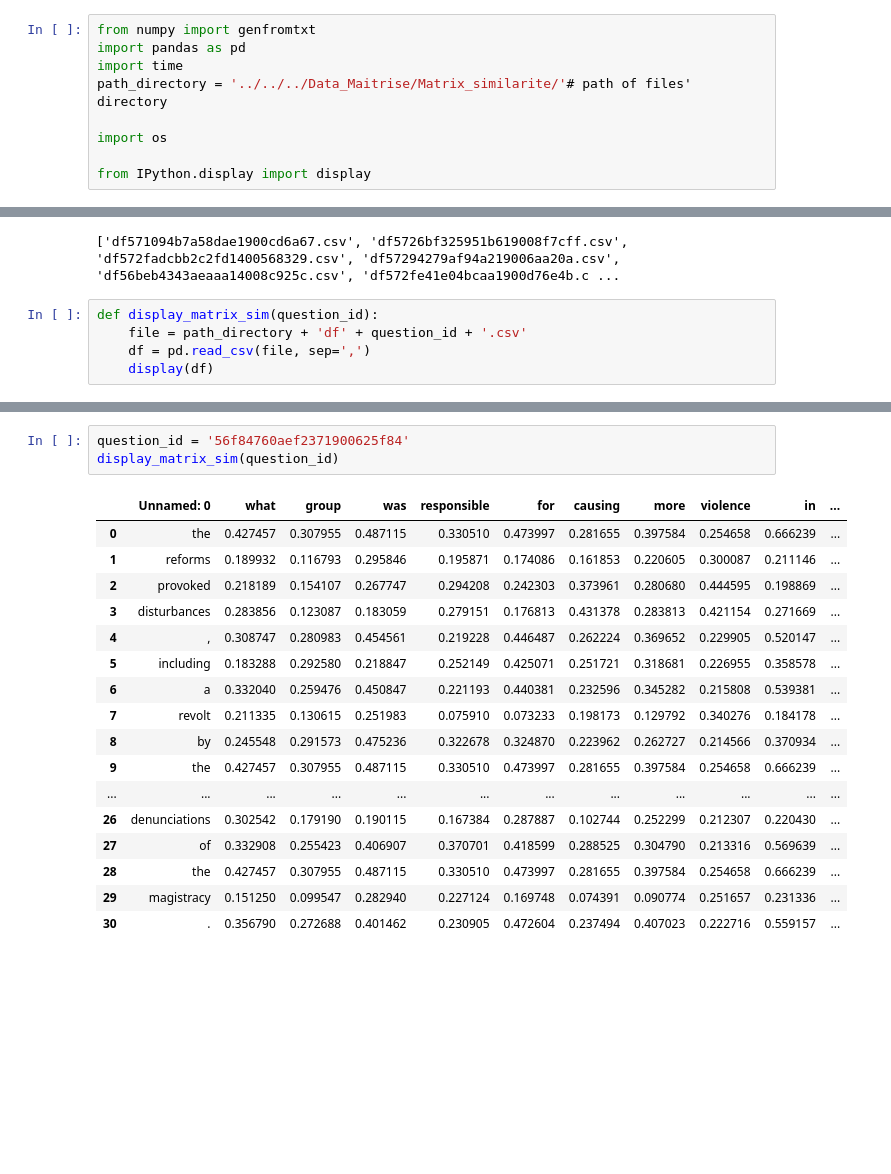
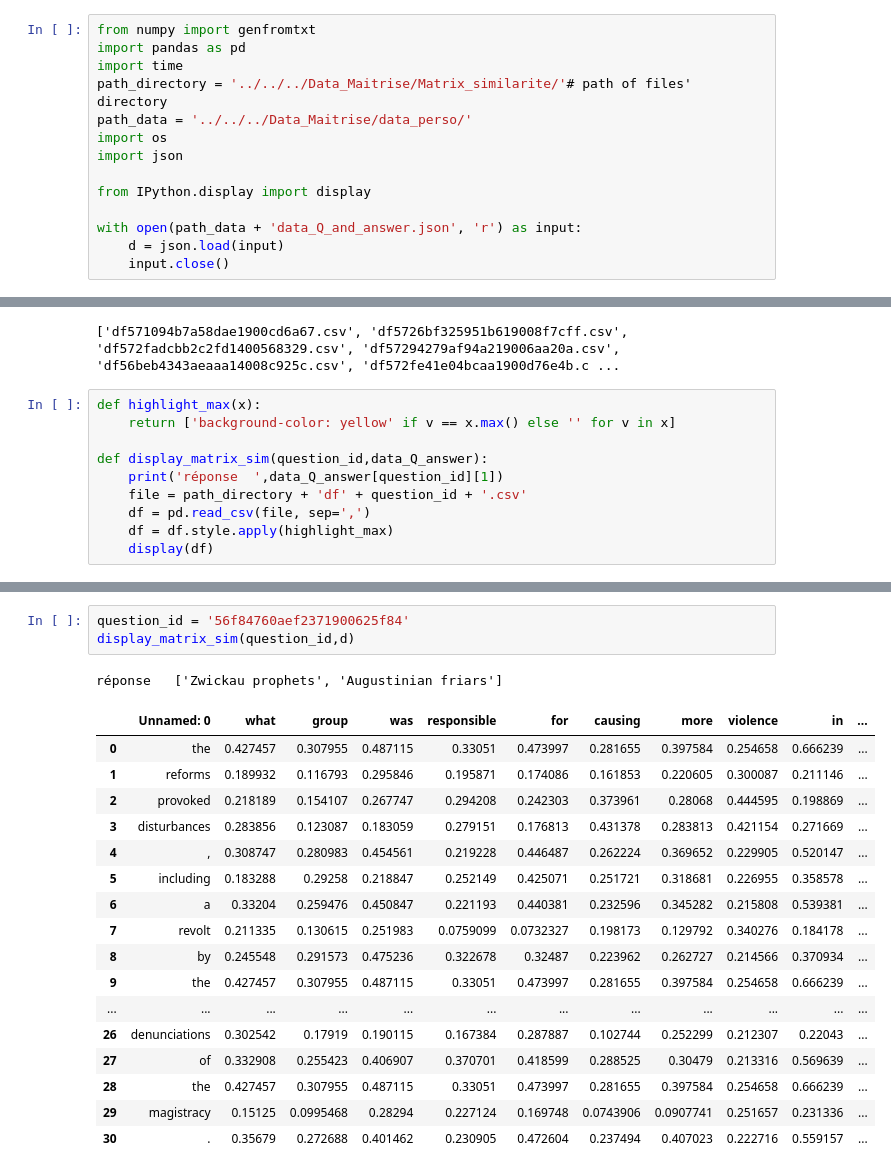
Before and after one commit to ilan006/Maitrise, a Jupyter notebook: extrac_sentence/matrix_similarities/diplay_matrix.ipynb, the cells around one changed output, grey strips where cells are left out. Cells and saved outputs as stored; diff of their text form; blank space fills up the shorter version.

```diff
--- a/extrac_sentence/matrix_similarities/diplay_matrix.ipynb
+++ b/extrac_sentence/matrix_similarities/diplay_matrix.ipynb
@@ -3,18 +3,28 @@ from numpy import genfromtxt
 import pandas as pd
 import time
 path_directory = '../../../Data_Maitrise/Matrix_similarite/'# path of files' directory
-
+path_data = '../../../Data_Maitrise/data_perso/'
 import os
+import json
 
 from IPython.display import display
+
+with open(path_data + 'data_Q_and_answer.json', 'r') as input:
+    d = json.load(input)
+    input.close()
 # %%
 print(files)
 # %% [output]
 ['df571094b7a58dae1900cd6a67.csv', 'df5726bf325951b619008f7cff.csv', 'df572fadcbb2c2fd1400568329.csv', 'df57294279af94a219006aa20a.csv', 'df56beb4343aeaaa14008c925c.csv', 'df572fe41e04bcaa1900d76e4b.c ...
 # %%
-def display_matrix_sim(question_id):
+def highlight_max(x):
+    return ['background-color: yellow' if v == x.max() else '' for v in x]
+
+def display_matrix_sim(question_id,data_Q_answer):
+    print('réponse  ',data_Q_answer[question_id][1])
     file = path_directory + 'df' + question_id + '.csv'
     df = pd.read_csv(file, sep=',')
+    df = df.style.apply(highlight_max)
     display(df)
 # %%
 question_id = '571094b7a58dae1900cd6a67'
@@ -61,24 +73,25 @@ display_matrix_sim(question_id)
 | 35 | . | 0.475719 | 0.401462 | 0.593451 | 0.291798 | 0.237478 | 0.535246 | 0.238434 | 0.180425 | 0.413095 |
 # %%
 question_id = '56f84760aef2371900625f84'
-display_matrix_sim(question_id)
+display_matrix_sim(question_id,d)
 # %% [output]
+réponse   ['Zwickau prophets', 'Augustinian friars']
 |  | Unnamed: 0 | what | group | was | responsible | for | causing | more | violence | in | ... |
-| 0 | the | 0.427457 | 0.307955 | 0.487115 | 0.330510 | 0.473997 | 0.281655 | 0.397584 | 0.254658 | 0.666239 | ... |
+| 0 | the | 0.427457 | 0.307955 | 0.487115 | 0.33051 | 0.473997 | 0.281655 | 0.397584 | 0.254658 | 0.666239 | ... |
 | 1 | reforms | 0.189932 | 0.116793 | 0.295846 | 0.195871 | 0.174086 | 0.161853 | 0.220605 | 0.300087 | 0.211146 | ... |
-| 2 | provoked | 0.218189 | 0.154107 | 0.267747 | 0.294208 | 0.242303 | 0.373961 | 0.280680 | 0.444595 | 0.198869 | ... |
+| 2 | provoked | 0.218189 | 0.154107 | 0.267747 | 0.294208 | 0.242303 | 0.373961 | 0.28068 | 0.444595 | 0.198869 | ... |
 | 3 | disturbances | 0.283856 | 0.123087 | 0.183059 | 0.279151 | 0.176813 | 0.431378 | 0.283813 | 0.421154 | 0.271669 | ... |
 | 4 | , | 0.308747 | 0.280983 | 0.454561 | 0.219228 | 0.446487 | 0.262224 | 0.369652 | 0.229905 | 0.520147 | ... |
-| 5 | including | 0.183288 | 0.292580 | 0.218847 | 0.252149 | 0.425071 | 0.251721 | 0.318681 | 0.226955 | 0.358578 | ... |
-| 6 | a | 0.332040 | 0.259476 | 0.450847 | 0.221193 | 0.440381 | 0.232596 | 0.345282 | 0.215808 | 0.539381 | ... |
-| 7 | revolt | 0.211335 | 0.130615 | 0.251983 | 0.075910 | 0.073233 | 0.198173 | 0.129792 | 0.340276 | 0.184178 | ... |
-| 8 | by | 0.245548 | 0.291573 | 0.475236 | 0.322678 | 0.324870 | 0.223962 | 0.262727 | 0.214566 | 0.370934 | ... |
-| 9 | the | 0.427457 | 0.307955 | 0.487115 | 0.330510 | 0.473997 | 0.281655 | 0.397584 | 0.254658 | 0.666239 | ... |
+| 5 | including | 0.183288 | 0.29258 | 0.218847 | 0.252149 | 0.425071 | 0.251721 | 0.318681 | 0.226955 | 0.358578 | ... |
+| 6 | a | 0.33204 | 0.259476 | 0.450847 | 0.221193 | 0.440381 | 0.232596 | 0.345282 | 0.215808 | 0.539381 | ... |
+| 7 | revolt | 0.211335 | 0.130615 | 0.251983 | 0.0759099 | 0.0732327 | 0.198173 | 0.129792 | 0.340276 | 0.184178 | ... |
+| 8 | by | 0.245548 | 0.291573 | 0.475236 | 0.322678 | 0.32487 | 0.223962 | 0.262727 | 0.214566 | 0.370934 | ... |
+| 9 | the | 0.427457 | 0.307955 | 0.487115 | 0.33051 | 0.473997 | 0.281655 | 0.397584 | 0.254658 | 0.666239 | ... |
 | ... | ... | ... | ... | ... | ... | ... | ... | ... | ... | ... | ... |
-| 26 | denunciations | 0.302542 | 0.179190 | 0.190115 | 0.167384 | 0.287887 | 0.102744 | 0.252299 | 0.212307 | 0.220430 | ... |
-| 27 | of | 0.332908 | 0.255423 | 0.406907 | 0.370701 | 0.418599 | 0.288525 | 0.304790 | 0.213316 | 0.569639 | ... |
-| 28 | the | 0.427457 | 0.307955 | 0.487115 | 0.330510 | 0.473997 | 0.281655 | 0.397584 | 0.254658 | 0.666239 | ... |
-| 29 | magistracy | 0.151250 | 0.099547 | 0.282940 | 0.227124 | 0.169748 | 0.074391 | 0.090774 | 0.251657 | 0.231336 | ... |
-| 30 | . | 0.356790 | 0.272688 | 0.401462 | 0.230905 | 0.472604 | 0.237494 | 0.407023 | 0.222716 | 0.559157 | ... |
+| 26 | denunciations | 0.302542 | 0.17919 | 0.190115 | 0.167384 | 0.287887 | 0.102744 | 0.252299 | 0.212307 | 0.22043 | ... |
+| 27 | of | 0.332908 | 0.255423 | 0.406907 | 0.370701 | 0.418599 | 0.288525 | 0.30479 | 0.213316 | 0.569639 | ... |
+| 28 | the | 0.427457 | 0.307955 | 0.487115 | 0.33051 | 0.473997 | 0.281655 | 0.397584 | 0.254658 | 0.666239 | ... |
+| 29 | magistracy | 0.15125 | 0.0995468 | 0.28294 | 0.227124 | 0.169748 | 0.0743906 | 0.0907741 | 0.251657 | 0.231336 | ... |
+| 30 | . | 0.35679 | 0.272688 | 0.401462 | 0.230905 | 0.472604 | 0.237494 | 0.407023 | 0.222716 | 0.559157 | ... |
 # %%
 question_id = '56e1066be3433e1400422ae7'
```
Also changed, not shown: parts of 5 cells of this notebook, 7 other files.
